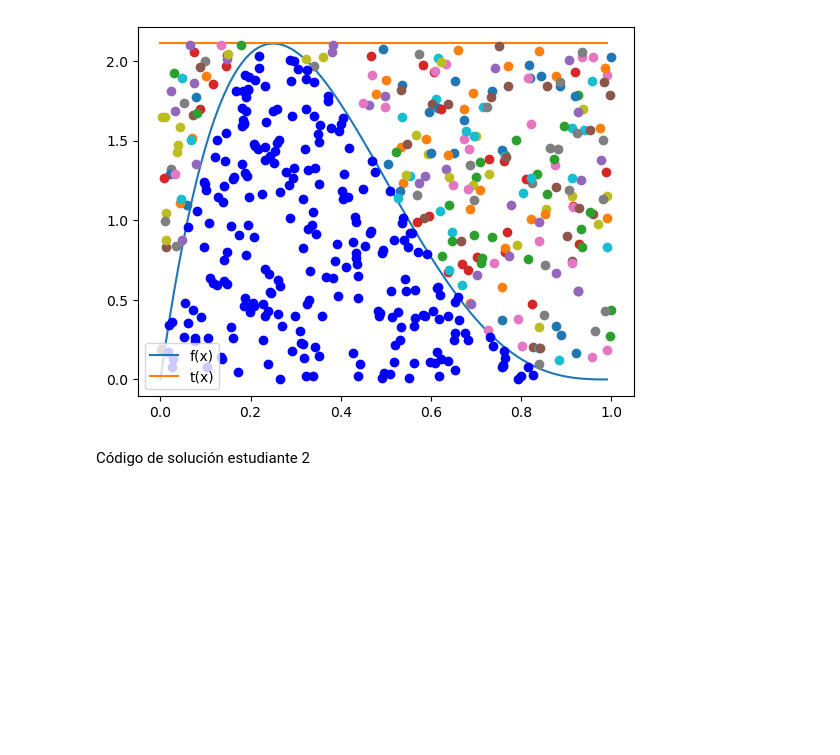
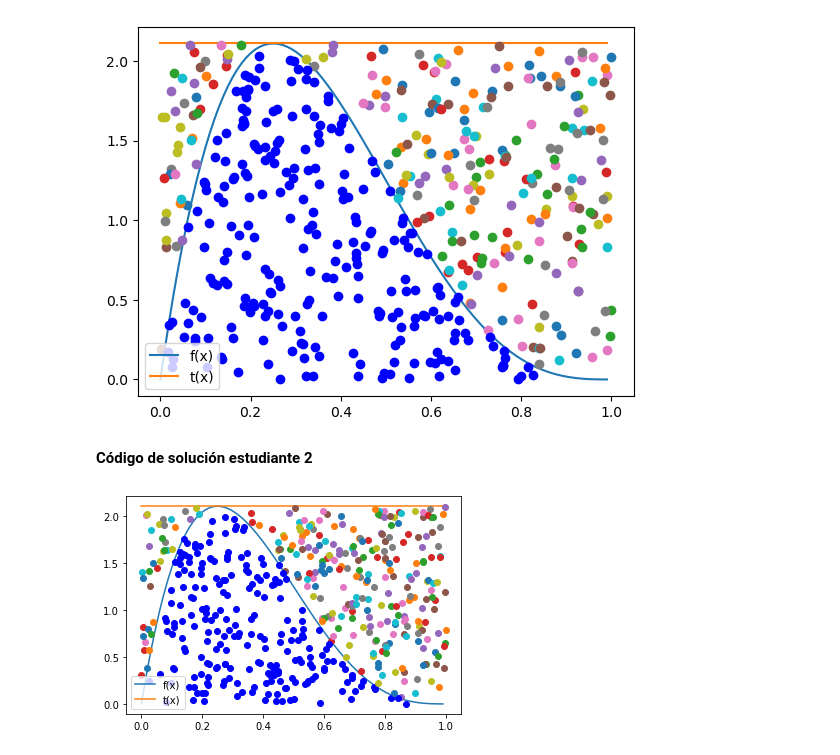
Before and after one commit to EmilianoMena/ProyectoConjunto_EMena_JJDegollado, a Jupyter notebook: ProyectoConjuntoEMENA_JJDEGOLLADO.ipynb, the cells around one changed output. Cells and saved outputs as stored; diff of their text form; code cells hidden in the pictures; blank space fills up the shorter version.

```diff
--- a/Plantilla_Tareas.ipynb
+++ b/ProyectoConjuntoEMENA_JJDEGOLLADO.ipynb
@@ -242,4 +376,32 @@ Acep_rechazo(R2, R1, f, t)
 # %% [output]
 [figure]
 # %% [markdown]
-Código de solución estudiante 2
+**Código de solución estudiante 2**
+# %%
+# Función objetivo
+def f(x):
+    return 20*x*(1-x)**3
+
+# Máximo de la función f
+max_f = f(optimize.fmin(lambda x:-f(x), 0, disp=False))
+
+# Función t -> Función constante
+t = lambda x: max_f * np.ones(len(x))
+
+# Rango donde se graficará las funciones
+x = np.arange(0, 1, 0.01)
+
+# Gráficas de las funciones
+plt.plot(x,f(x),label='f(x)')
+plt.plot(x,t(x),label='t(x)')
+plt.legend()
+
+# Simulaciones
+N = 500
+R1 = np.random.rand(N)
+R2 = np.random.rand(N)
+
+# Prueba de función creada
+Acep_rechazo(R2, R1, f, t)
+# %% [output]
+[figure, added]
```
Also changed, not shown: parts of 20 cells of this notebook.
